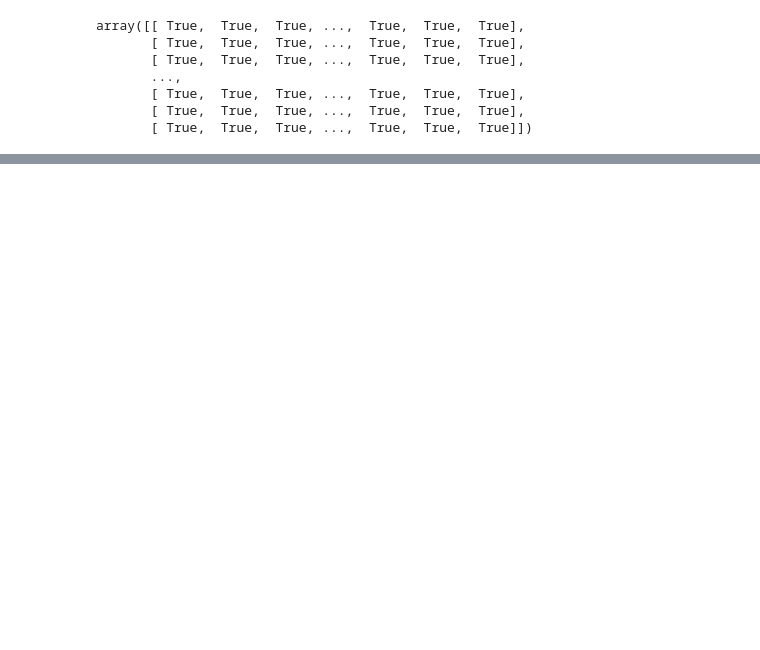
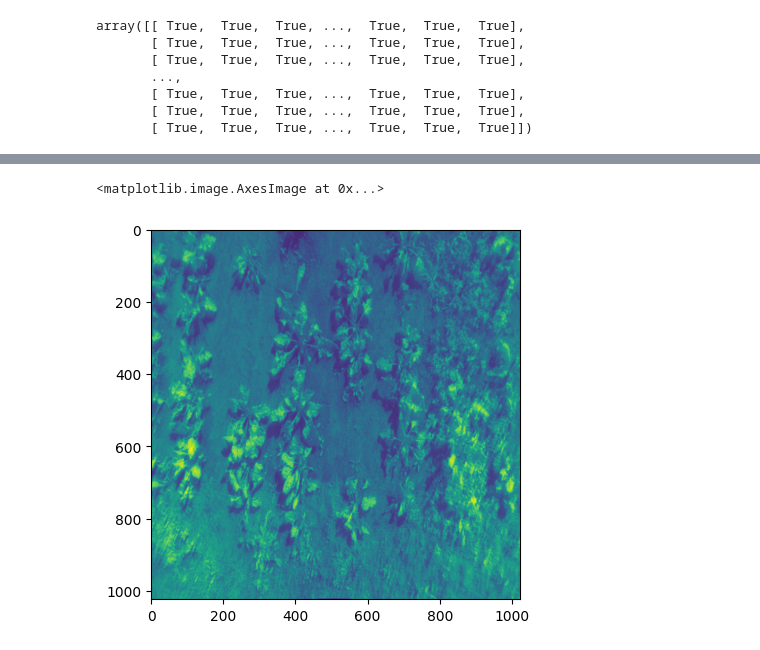
Before and after one commit to Deceptrax123/Crop-Weed-Semantic-Segmentation, a Jupyter notebook: tests.ipynb, the cells around one changed output, grey strips where cells are left out. Saved outputs shown, nothing was run; the diff lists cells and outputs as text; code cells hidden in the pictures; blank space fills up the shorter version.

```diff
--- a/tests.ipynb
+++ b/tests.ipynb
@@ -348,0 +359,4 @@ array([[ True,  True,  True, ...,  True,  True,  True],
+# %%
+k=Image.fromarray(img)
+
+k_resized=trans(k)
@@ -348,0 +367,5 @@ array([[ True,  True,  True, ...,  True,  True,  True],
+# %%
+plt.imshow(k_resized)
+# %% [output]
+<matplotlib.image.AxesImage at 0x...>
+[figure, added]
```
Also changed, not shown: parts of 6 cells of this notebook, 1 other file.
